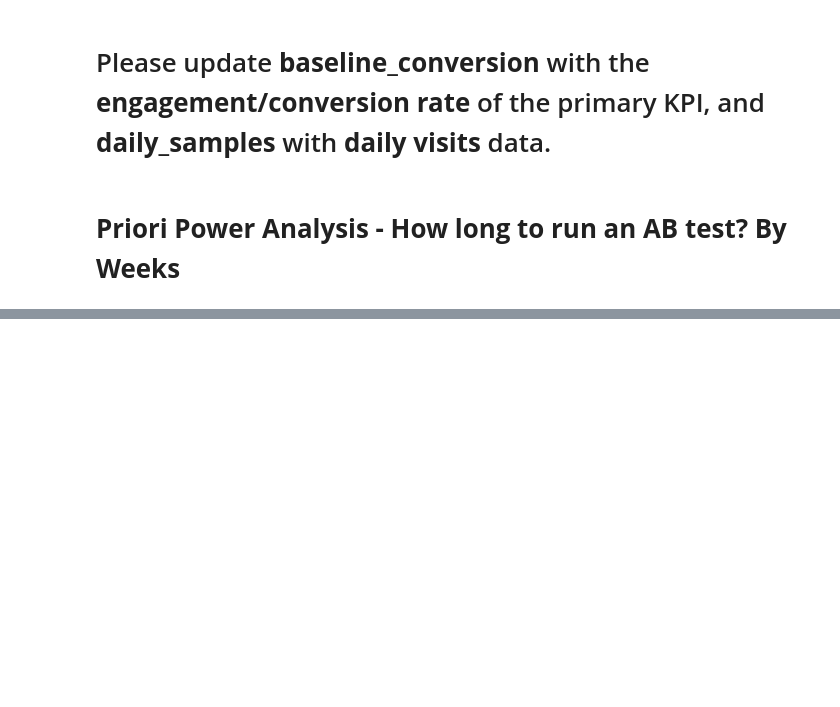
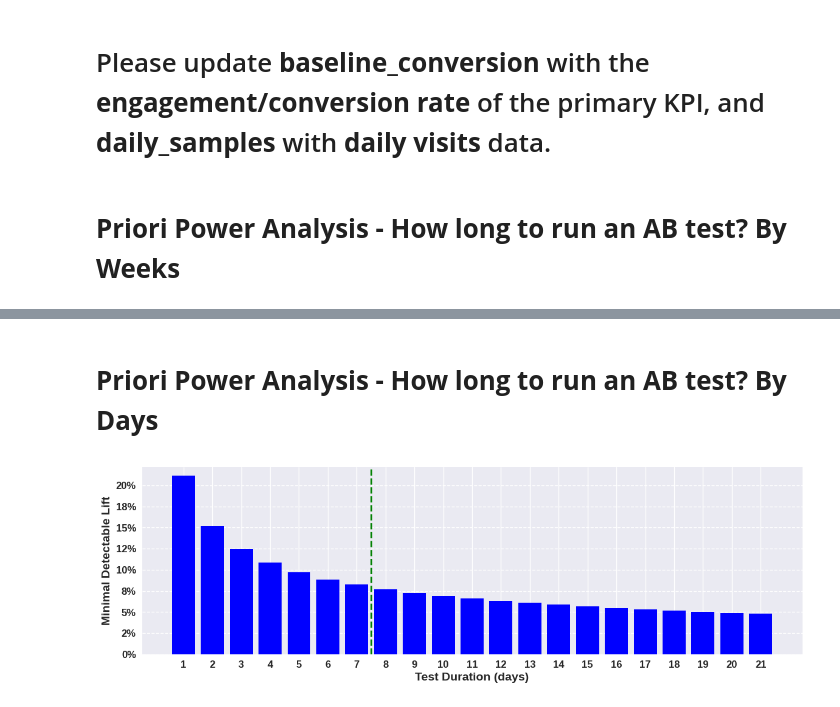
Before and after one commit to jayakhan/power-analysis, a Jupyter notebook: power_analysis.ipynb, the cells around one changed output, grey strips where cells are left out. Saved outputs shown, nothing was run; the diff lists cells and outputs as text; code cells hidden in the pictures; blank space fills up the shorter version.

```diff
--- a/power_analysis.ipynb
+++ b/power_analysis.ipynb
@@ -82,0 +85,19 @@ plt.show()
+# %% [markdown]
+# **Priori Power Analysis - How long to run an AB test? By Days**
+# %%
+days = [1,2,3,4,5,6,7,8,9,10,11,12,13,14,15,16,17,18,19,20,21]
+mdls = calculate_mlds_days(baseline_conversion, daily_samples, days)
+plt.figure(figsize=(14,4))
+plt.bar(days, mdls, color='blue')
+plt.xlabel('Test Duration (days)', fontsize=14, fontweight='bold')
+plt.ylabel('Minimal Detectable Lift', fontsize=14, fontweight='bold')
+plt.grid(axis='y', linestyle='--')
+plt.xticks(days, fontsize=12, fontweight='bold')
+plt.yticks(fontsize=12, fontweight='bold')  # Formatter for y-axis labels
+plt.gca().yaxis.set_major_formatter(mtick.PercentFormatter(decimals=0))  # Set formatter for y-axis labels
+
+plt.axvline(7.5, color='green', linestyle='--', linewidth=2, label='Threshold')
+
+plt.show()
+# %% [output]
+[figure, added]
```
Also changed, not shown: parts of 4 cells of this notebook.
